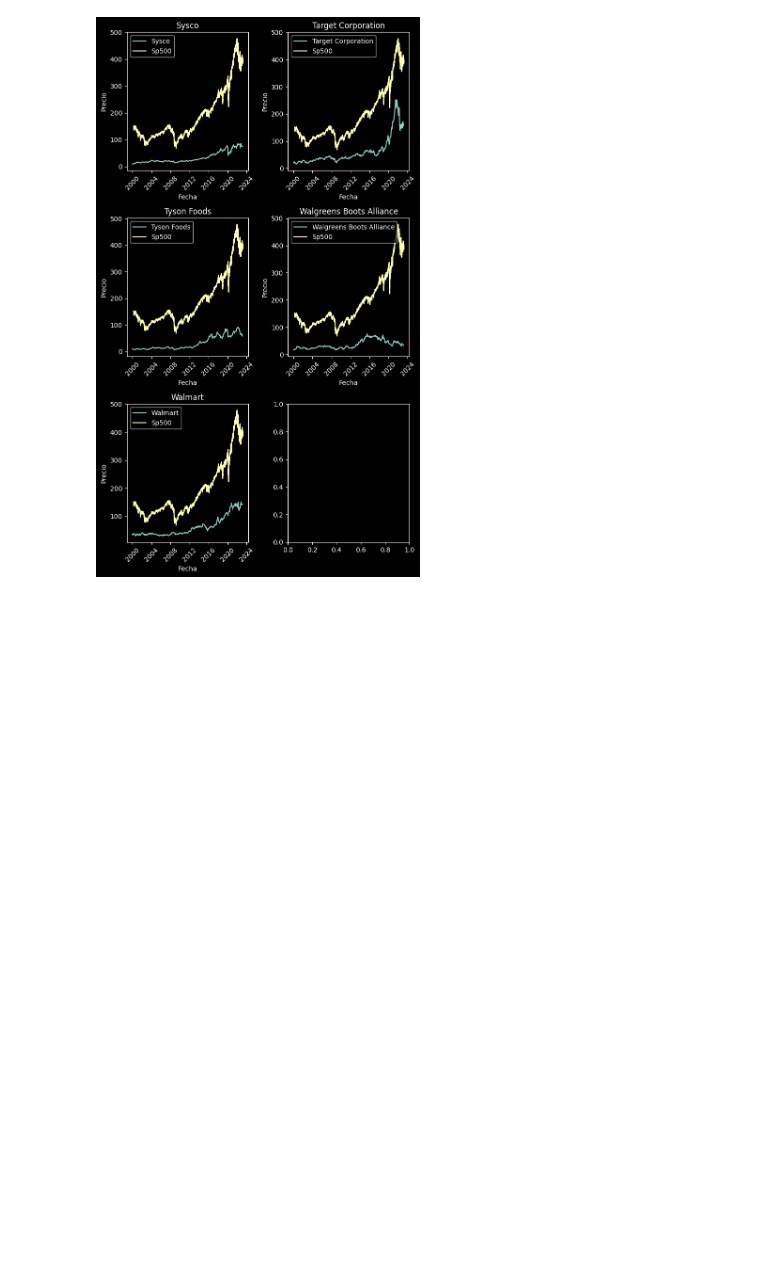
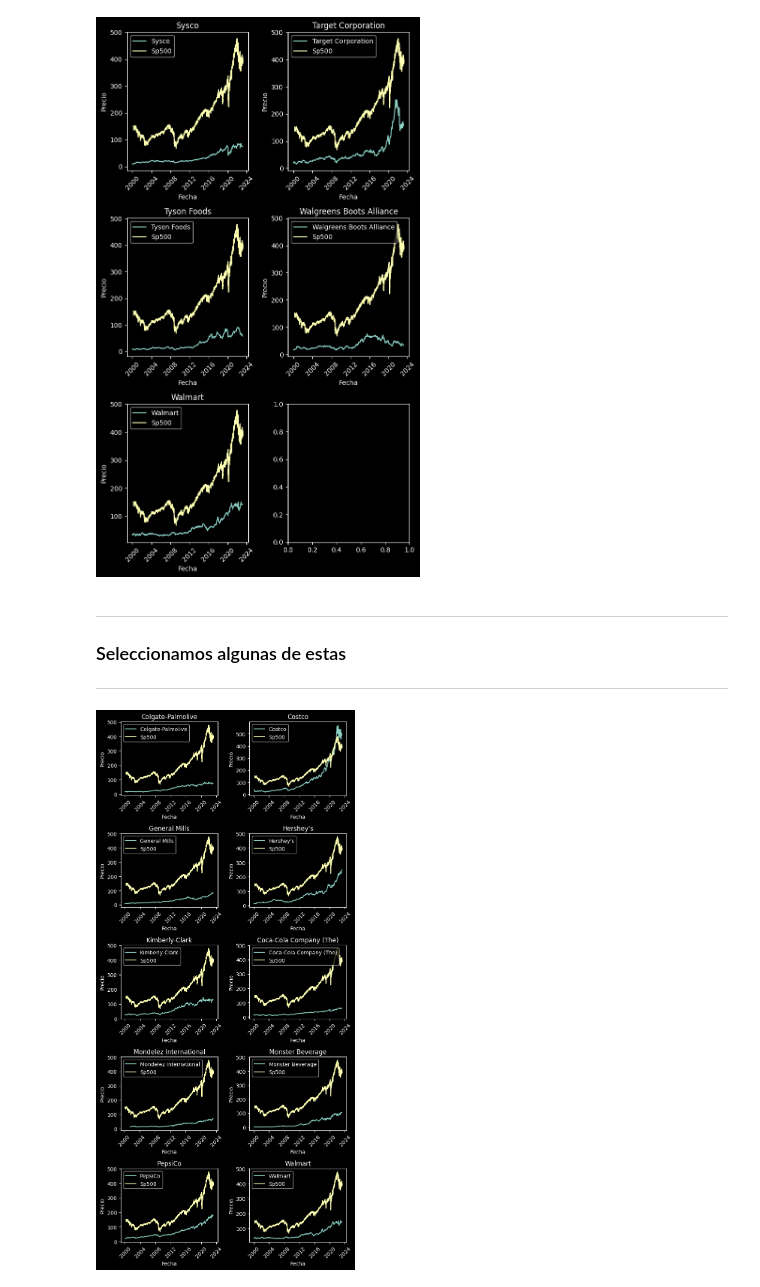
Before and after one commit to PhDNoe/PI_SP500, a Jupyter notebook: EDA/EDA.ipynb, the cells around one changed output. Drawn from its saved outputs; the diff is of its cells as text; code cells hidden in the pictures; blank space fills up the shorter version.

Commit message:
Add comparative with selected companies

```diff
--- a/EDA/EDA.ipynb
+++ b/EDA/EDA.ipynb
@@ -745,3 +745,29 @@ plt.tight_layout()
 plt.show()
 # %% [output]
 [figure]
+# %% [markdown]
+---
+### Seleccionamos algunas de estas
+
+---
+# %%
+pre_selected = ["CL", "COST", "GIS", "HSY", "KMB", "KO", "MDLZ", "MNST", "PEP","WMT"]
+
+fig, ax = plt.subplots(5, 2, figsize=(7,15))
+
+z=0
+for i in range(5):
+    for j in range(2):
+        if z==37: break
+        tk = pre_selected[z]
+        nm = sector1_companies_nm[tk]
+        sns.lineplot(x="Date", y=tk, data=df,ax=ax[i,j], label=nm)
+        sns.lineplot(x="Date", y="Close", data=spy_close, ax=ax[i,j], label="Sp500")
+        ax[i,j].set(title=nm, xlabel="Fecha", ylabel="Precio")
+        ax[i,j].tick_params(axis='x', labelrotation=45)
+        z += 1
+
+plt.tight_layout()
+plt.show()
+# %% [output]
+[figure, added]
```
Also changed, not shown: parts of 8 cells of this notebook, 1 other file.
